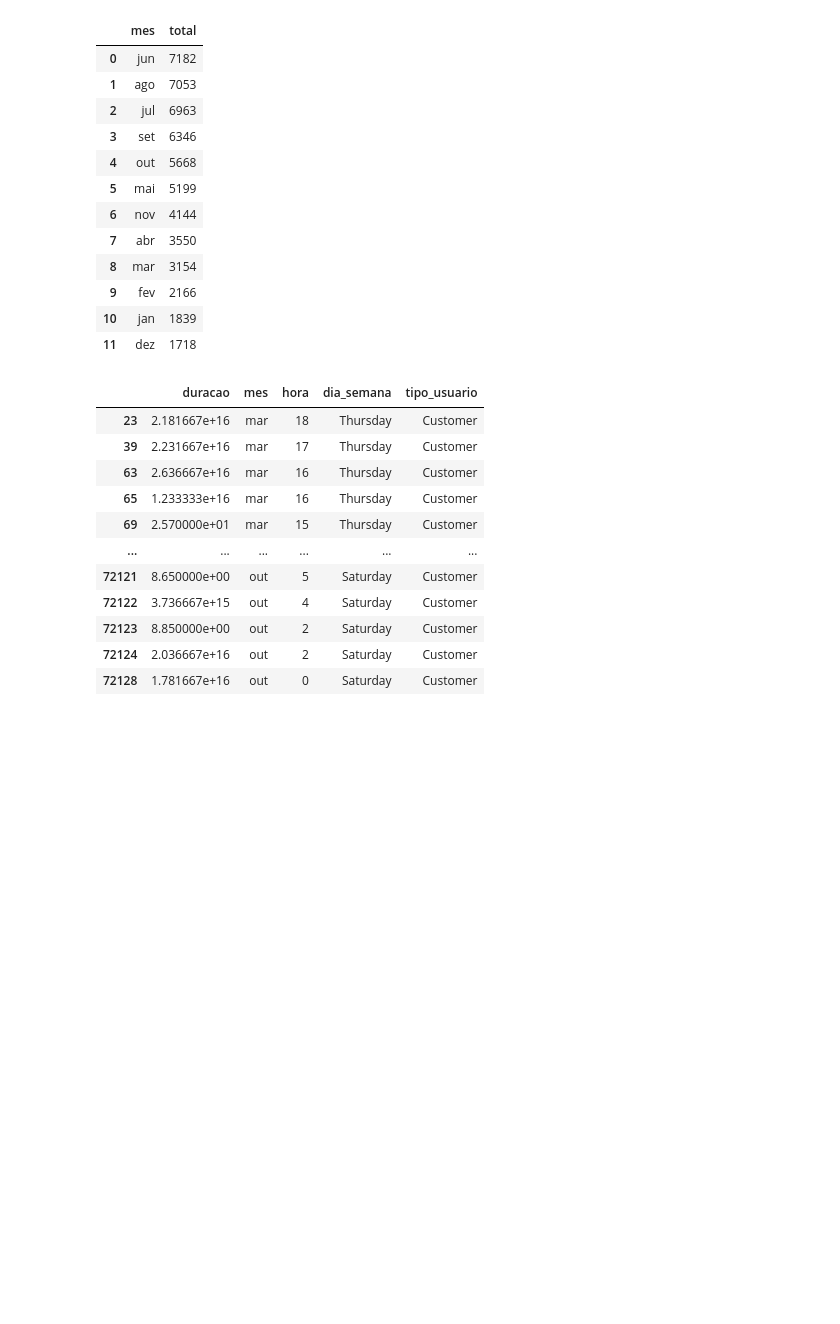
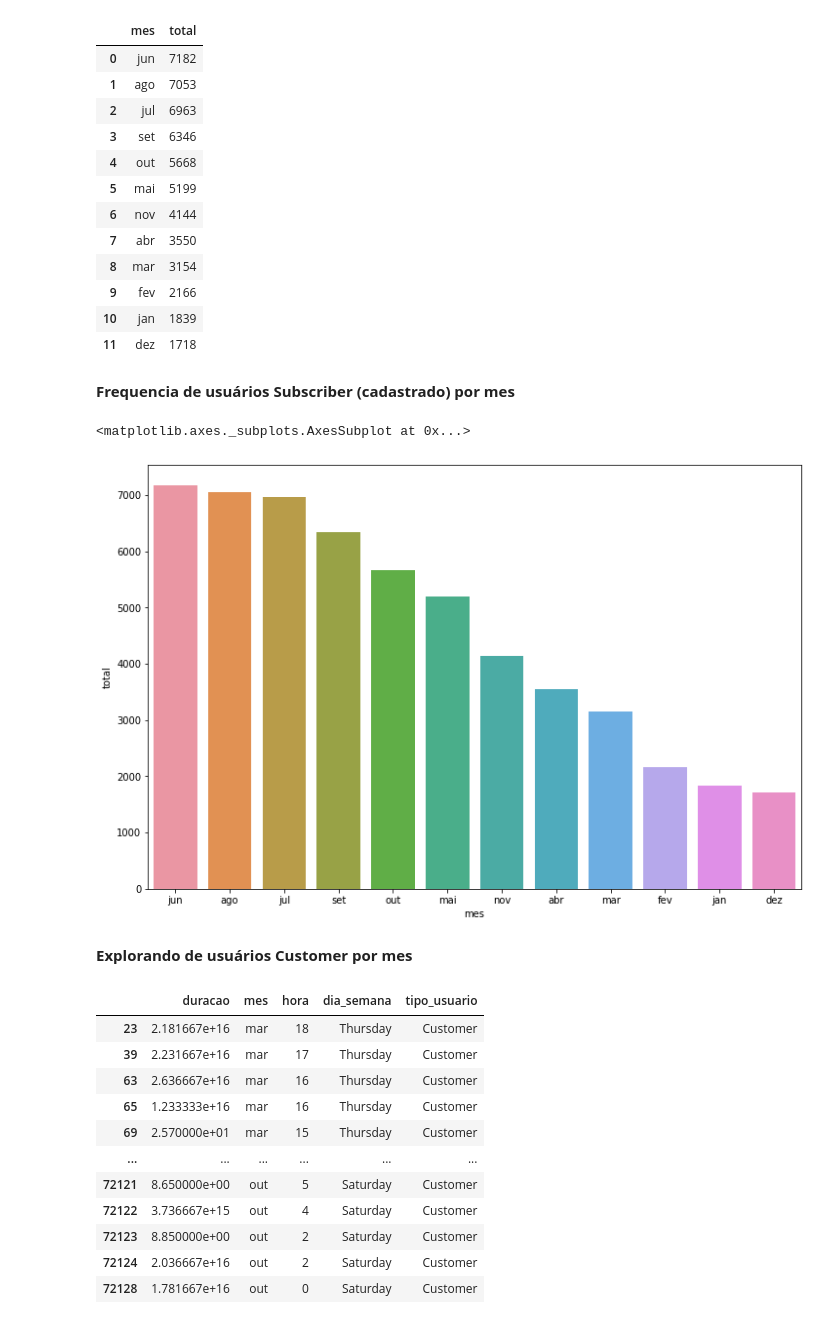
Before and after one commit to gabrielcn/Bike_Sharing, a Jupyter notebook: cyclistic_bike_share_chicago.ipynb, the cells around one changed output. Saved outputs shown, nothing was run; the diff lists cells and outputs as text; code cells hidden in the pictures; blank space fills up the shorter version.

```diff
--- a/cyclistic_bike_share_chicago.ipynb
+++ b/cyclistic_bike_share_chicago.ipynb
@@ -495,5 +538,5 @@ jan    1839
 dez    1718
 Name: mes, dtype: int64
 # %%
-freq_subscriber_mes_chicago = subscriber_chicago.mes.value_counts()
+freq_sub_mes_chicago = subscriber_chicago.mes.value_counts()
 # %%
@@ -529,10 +572,10 @@ freq_subscriber_mes_chicago.to_frame().reset_index() #reseta o index, adicionand
 | 10 | jan | 1839 |
 | 11 | dez | 1718 |
 # %%
-freq_subscriber_mes_chicago = freq_subscriber_mes_chicago.to_frame().reset_index()
+freq_sub_mes_chicago = freq_sub_mes_chicago.to_frame().reset_index()
 # %%
-freq_subscriber_mes_chicago.columns = ["mes", "total"] # Renomeia as colunas do DataFrame
-freq_subscriber_mes_chicago
+freq_sub_mes_chicago.columns = ["mes", "total"] # Renomeia as colunas do DataFrame
+freq_sub_mes_chicago
 # %% [output]
 |  | mes | total |
 | 0 | jun | 7182 |
@@ -547,3 +590,11 @@ freq_subscriber_mes_chicago
 | 9 | fev | 2166 |
 | 10 | jan | 1839 |
 | 11 | dez | 1718 |
+# %% [markdown]
+**Frequencia de usuários Subscriber (cadastrado) por mes**
+# %%
+plt.figure(figsize=(12,8)) #Configura o tamanho da figura (12 para direita e 8 para baixo)
+sns.barplot(x="mes", y="total", data = freq_sub_mes_chicago)
+# %% [output]
+<matplotlib.axes._subplots.AxesSubplot at 0x...>
+[figure, added]
@@ -550,3 +605,5 @@ freq_subscriber_mes_chicago
+# %% [markdown]
+**Explorando de usuários Customer por mes**
 # %%
 filtro_cust_chicago = df_chicago2['tipo_usuario'] == "Customer"
 # %%
```
Also changed, not shown: parts of 123 cells of this notebook.
